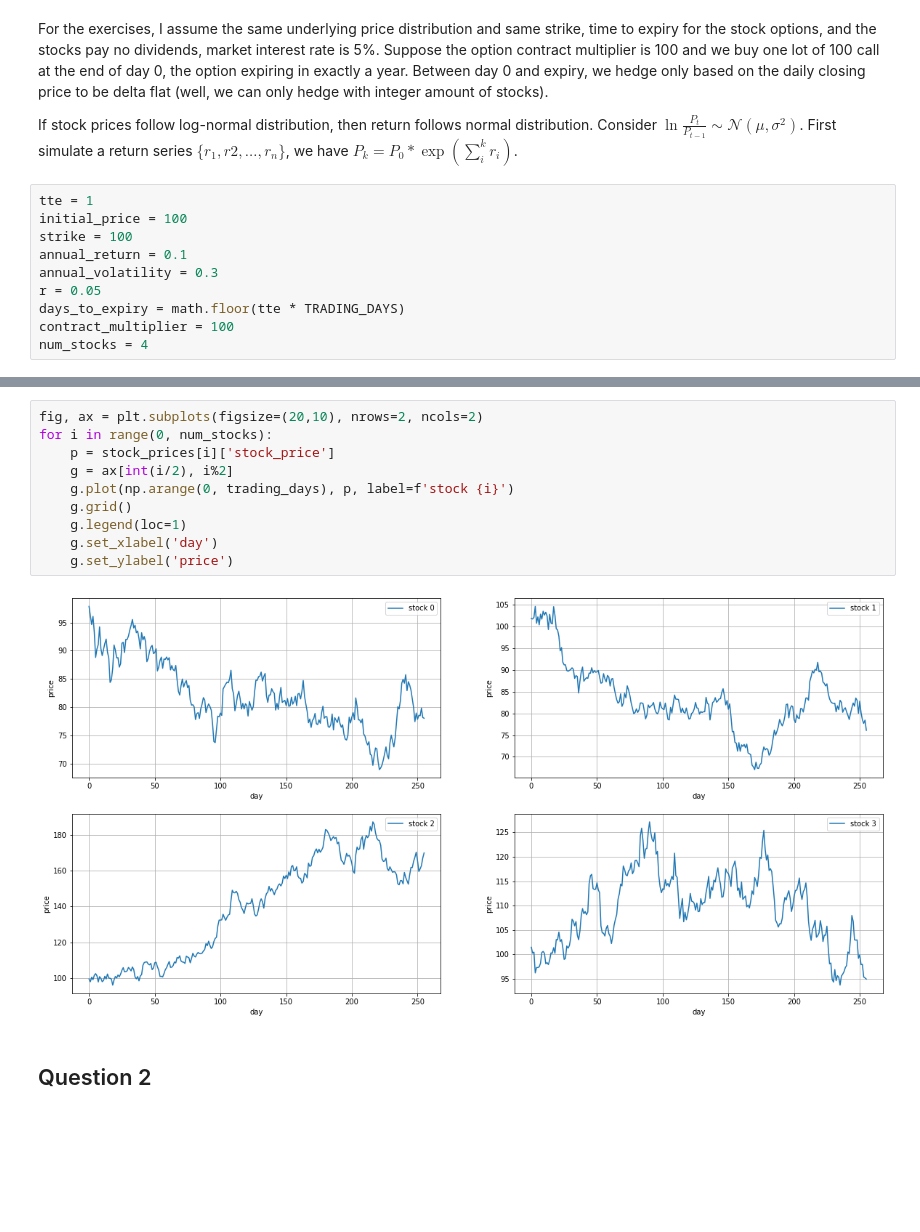
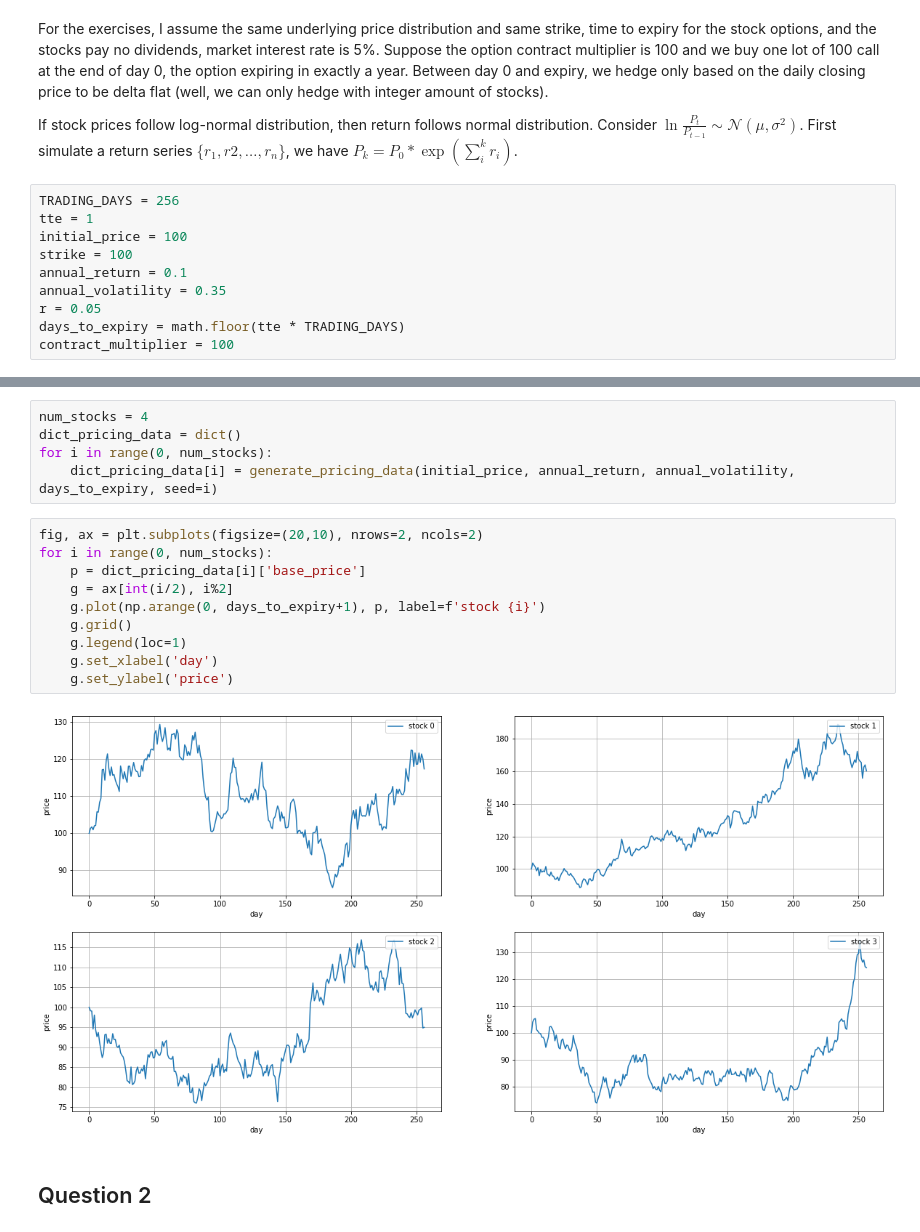
Before and after one commit to llggtty/options, a Jupyter notebook: answers.ipynb, the cells around one changed output, grey strips where cells are left out. Cells and saved outputs as stored; diff of their text form; blank space fills up the shorter version.

```diff
--- a/answers.ipynb
+++ b/answers.ipynb
@@ -27,12 +25,12 @@ Suppose the option contract multiplier is 100 and we buy one lot of 100 call at
 If stock prices follow log-normal distribution, then return follows normal distribution. Consider $\ln \frac{P_t}{P_{t-1}} \sim \mathcal{N}(\mu, \sigma^2)$.
 First simulate a return series $\{r_1, r2, \dots, r_n\}$, we have $P_k = P_0 * \exp(\sum_{i}^{k} r_i)$.
 # %%
+TRADING_DAYS = 256
 tte = 1
 initial_price = 100
 strike = 100
 annual_return = 0.1
-annual_volatility = 0.3
+annual_volatility = 0.35
 r = 0.05
 days_to_expiry = math.floor(tte * TRADING_DAYS)
 contract_multiplier = 100
-num_stocks = 4
@@ -59,15 +37,20 @@ pricing_data['base_price']
+# %%
+num_stocks = 4
+dict_pricing_data = dict()
+for i in range(0, num_stocks):
+    dict_pricing_data[i] = generate_pricing_data(initial_price, annual_return, annual_volatility, days_to_expiry, seed=i)
 # %%
 fig, ax = plt.subplots(figsize=(20,10), nrows=2, ncols=2)
 for i in range(0, num_stocks):
-    p = stock_prices[i]['stock_price']
+    p = dict_pricing_data[i]['base_price']
     g = ax[int(i/2), i%2]
-    g.plot(np.arange(0, trading_days), p, label=f'stock {i}')
+    g.plot(np.arange(0, days_to_expiry+1), p, label=f'stock {i}')
     g.grid()
     g.legend(loc=1)
     g.set_xlabel('day')
     g.set_ylabel('price')
 # %% [output]
-[figure, old version]
+[figure, new version]
 # %% [markdown]
 ## Question 2
 # %% [markdown]
```
Also changed, not shown: parts of 8 cells of this notebook, 2 other files.
